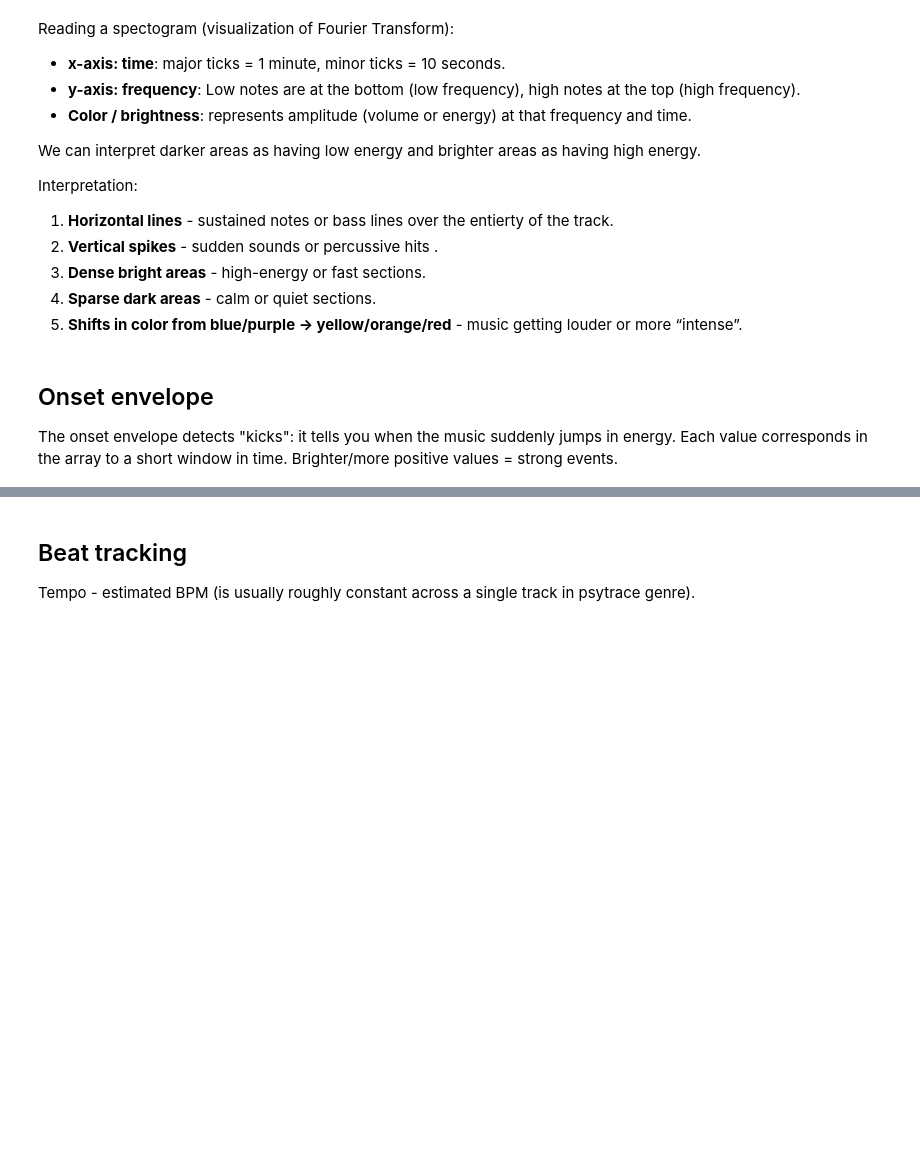
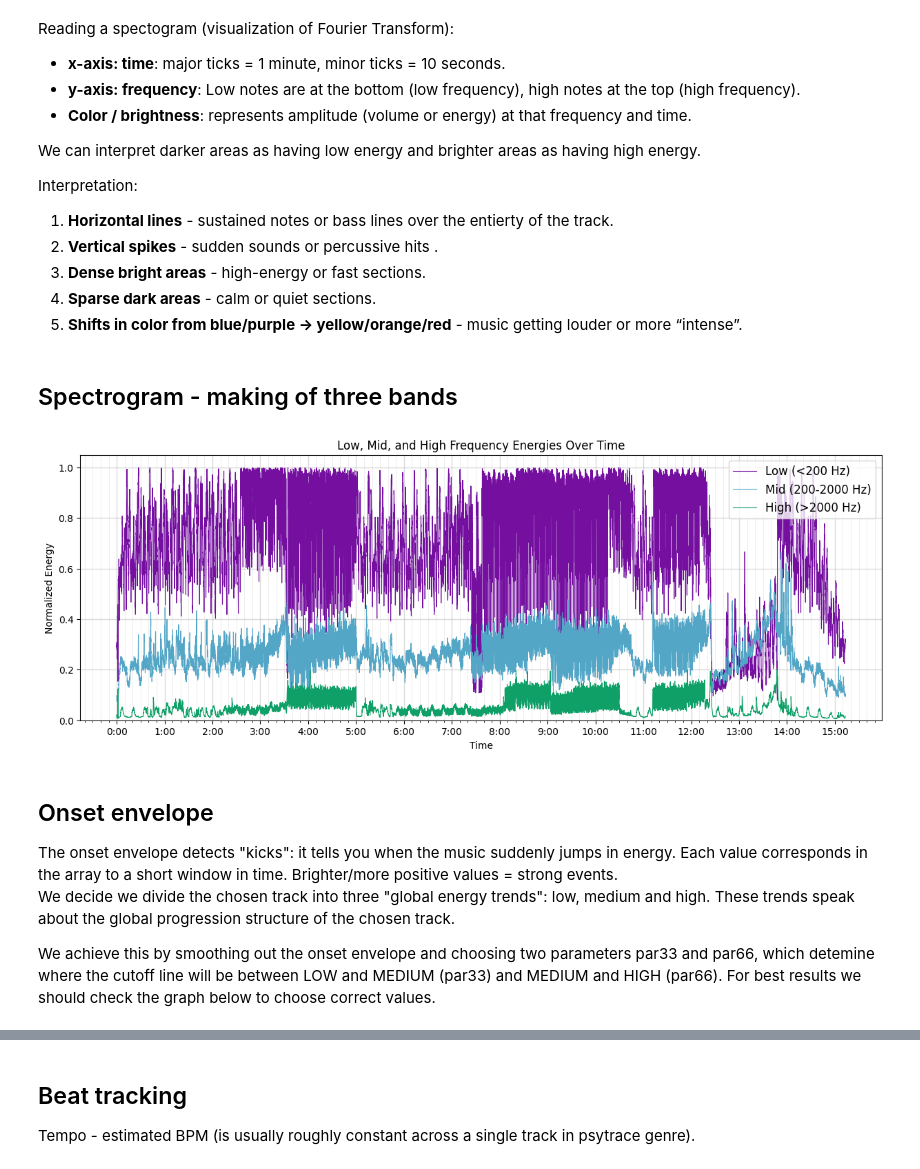
Before and after one commit to MilkaGruber/Sinestezija-fraktalov-in-elektronske-glasbe, a Jupyter notebook: music_analysis.ipynb, the cells around one changed output, grey strips where cells are left out. Cells and saved outputs as stored; diff of their text form; code cells hidden in the pictures; blank space fills up the shorter version.

```diff
--- a/music_analysis.ipynb
+++ b/music_analysis.ipynb
@@ -146,8 +183,60 @@ Interpretation:
 3. **Dense bright areas** - high-energy or fast sections.
 4. **Sparse dark areas** - calm or quiet sections.
 5. **Shifts in color from blue/purple → yellow/orange/red** - music getting louder or more “intense”.
+# %% [markdown]
+<h2>Spectrogram - making of three bands</h2>
+# %%
+from matplotlib.ticker import MultipleLocator, FuncFormatter
+
+def plot_frequency_bands(analyzer, dt=0.01):
+    t_values = np.linspace(0, analyzer.duration, int(analyzer.duration / dt) + 1)
+
+    low_vals = []
+    mid_vals = []
+    high_vals = []
+
+    for t in t_values:
+        f = analyzer.features_at(t)
+        low_vals.append(f["low"])
+        mid_vals.append(f["mid"])
+        high_vals.append(f["high"])
+
+    low_vals = np.array(low_vals)
+    mid_vals = np.array(mid_vals)
+    high_vals = np.array(high_vals)
+
+    fig, ax = plt.subplots(figsize=(15, 5))
+    ax.plot(t_values, low_vals, color="#740FA0", label='Low (<200 Hz)', lw=0.8)
+    ax.plot(t_values, mid_vals, color="#54A6C7", label='Mid (200-2000 Hz)', lw=0.8)
+    ax.plot(t_values, high_vals, color="#0FA068", label='High (>2000 Hz)', lw=0.8)
+
+    # Labels and grid
+    ax.set_xlabel("Time")
+    ax.set_ylabel("Normalized Energy")
+    ax.set_title("Low, Mid, and High Frequency Energies Over Time")
+    ax.set_ylim(0, 1.05)
+    ax.grid(True, which="major", alpha=0.45, linewidth=1.0)
+    ax.grid(True, which="minor", alpha=0.25, linewidth=0.6)
+    ax.legend(fontsize=12, loc="upper right")
+
+    ax.xaxis.set_major_locator(MultipleLocator(60))
+    ax.xaxis.set_minor_locator(MultipleLocator(10))
+    ax.xaxis.set_major_formatter(FuncFormatter(lambda x, _: f"{int(x//60)}:{int(x%60):02}"))
+
+    plt.show()
+
+plot_frequency_bands(analyzer)
+# %% [output]
+[figure, added]
 # %% [markdown]
 <h2>Onset envelope </h2>
 The onset envelope detects "kicks": it tells you when the music suddenly jumps in energy.
 Each value corresponds in the array to a short window in time.
 Brighter/more positive values = strong events.
+
+We decide we divide the chosen track into three "global energy trends": low, medium and high.
+These trends speak about the global progression structure of the chosen track.
+
+We achieve this by smoothing out the onset envelope and choosing two parameters par33 and par66,
+which detemine where the cutoff line will be between LOW and MEDIUM (par33) and MEDIUM and HIGH (par66).
+For best results we should check the graph below to choose correct values.
```
Also changed, not shown: parts of 14 cells of this notebook.
